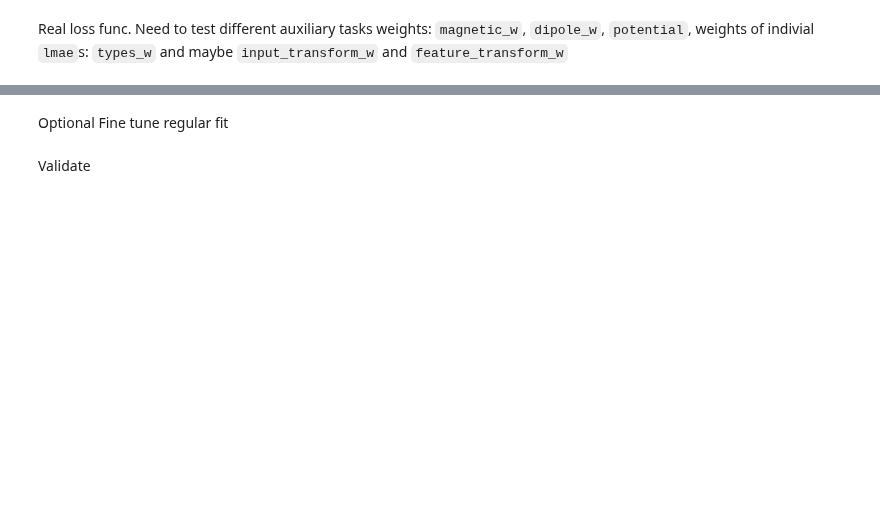
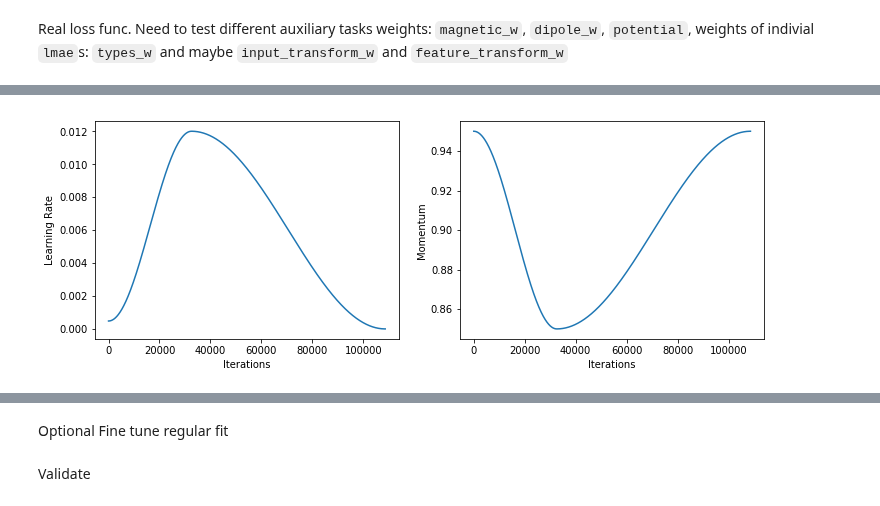
Before and after one commit to antorsae/champs-scalar-coupling, a Jupyter notebook: cloud.ipynb, the cells around one changed output, grey strips where cells are left out. Saved outputs shown, nothing was run; the diff lists cells and outputs as text; code cells hidden in the pictures; blank space fills up the shorter version.

```diff
--- a/cloud.ipynb
+++ b/cloud.ipynb
@@ -761,0 +742,4 @@ learner.fit_one_cycle(500, 1e-2)#, moms=(0.75,0.70))
+# %%
+learner.recorder.plot_lr(show_moms=True)
+# %% [output]
+[figure, added]
```
Also changed, not shown: parts of 19 cells of this notebook, 1 other file.
